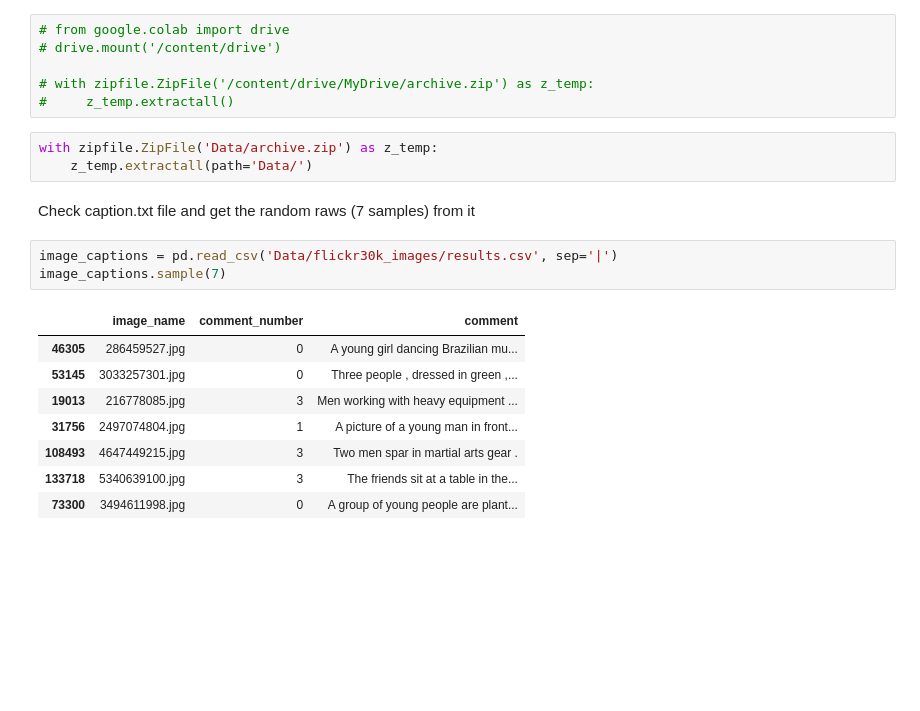
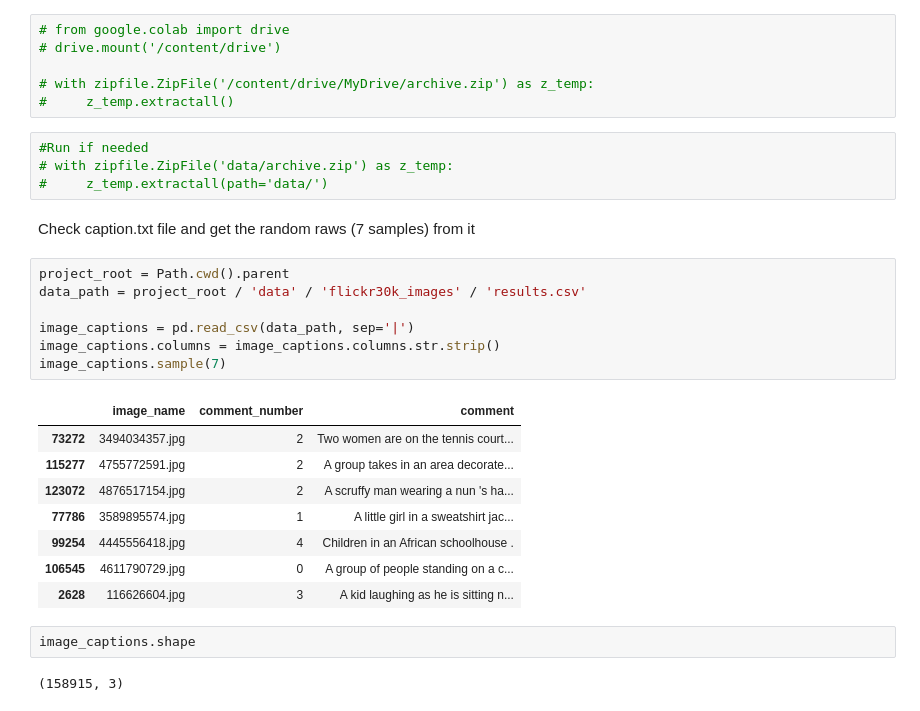
Before and after one commit to shshakib/Image_Captioning, a Jupyter notebook: notebooks/ImageCaptioning_LSTM_Attention.ipynb, the cells around one changed output. Cells and saved outputs as stored; diff of their text form; blank space fills up the shorter version.

```diff
--- a/notebooks/ImageCaptioning_LSTM_Attention.ipynb
+++ b/notebooks/ImageCaptioning_LSTM_Attention.ipynb
@@ -36,19 +36,28 @@ Mapping google drive and extracting zip file
 # with zipfile.ZipFile('/content/drive/MyDrive/archive.zip') as z_temp:
 #     z_temp.extractall()
 # %%
-with zipfile.ZipFile('Data/archive.zip') as z_temp:
-    z_temp.extractall(path='Data/')
+#Run if needed
+# with zipfile.ZipFile('data/archive.zip') as z_temp:
+#     z_temp.extractall(path='data/')
 # %% [markdown]
 Check caption.txt file and get the random raws (7 samples) from it
-# %%
-image_captions = pd.read_csv('Data/flickr30k_images/results.csv', sep='|')
-image_captions.sample(7)
-# %% [output]
-|  | image_name | comment_number | comment |
-| 46305 | 286459527.jpg | 0 | A young girl dancing Brazilian mu... |
-| 53145 | 3033257301.jpg | 0 | Three people , dressed in green ,... |
-| 19013 | 216778085.jpg | 3 | Men working with heavy equipment ... |
-| 31756 | 2497074804.jpg | 1 | A picture of a young man in front... |
-| 108493 | 4647449215.jpg | 3 | Two men spar in martial arts gear . |
-| 133718 | 5340639100.jpg | 3 | The friends sit at a table in the... |
-| 73300 | 3494611998.jpg | 0 | A group of young people are plant... |
+# %%
+project_root = Path.cwd().parent
+data_path = project_root / 'data' / 'flickr30k_images' / 'results.csv'
+
+image_captions = pd.read_csv(data_path, sep='|')
+image_captions.columns = image_captions.columns.str.strip()
+image_captions.sample(7)
+# %% [output]
+|  | image_name | comment_number | comment |
+| 73272 | 3494034357.jpg | 2 | Two women are on the tennis court... |
+| 115277 | 4755772591.jpg | 2 | A group takes in an area decorate... |
+| 123072 | 4876517154.jpg | 2 | A scruffy man wearing a nun 's ha... |
+| 77786 | 3589895574.jpg | 1 | A little girl in a sweatshirt jac... |
+| 99254 | 4445556418.jpg | 4 | Children in an African schoolhouse . |
+| 106545 | 4611790729.jpg | 0 | A group of people standing on a c... |
+| 2628 | 116626604.jpg | 3 | A kid laughing as he is sitting n... |
+# %%
+image_captions.shape
+# %% [output]
+(158915, 3)
```
Also changed, not shown: parts of 9 cells of this notebook, 2 other files.
